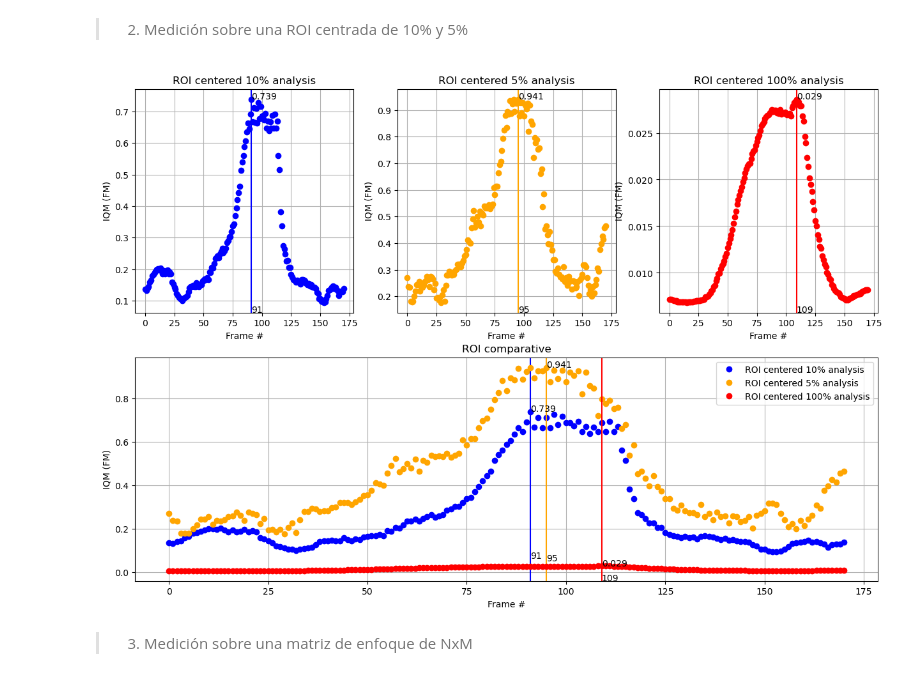
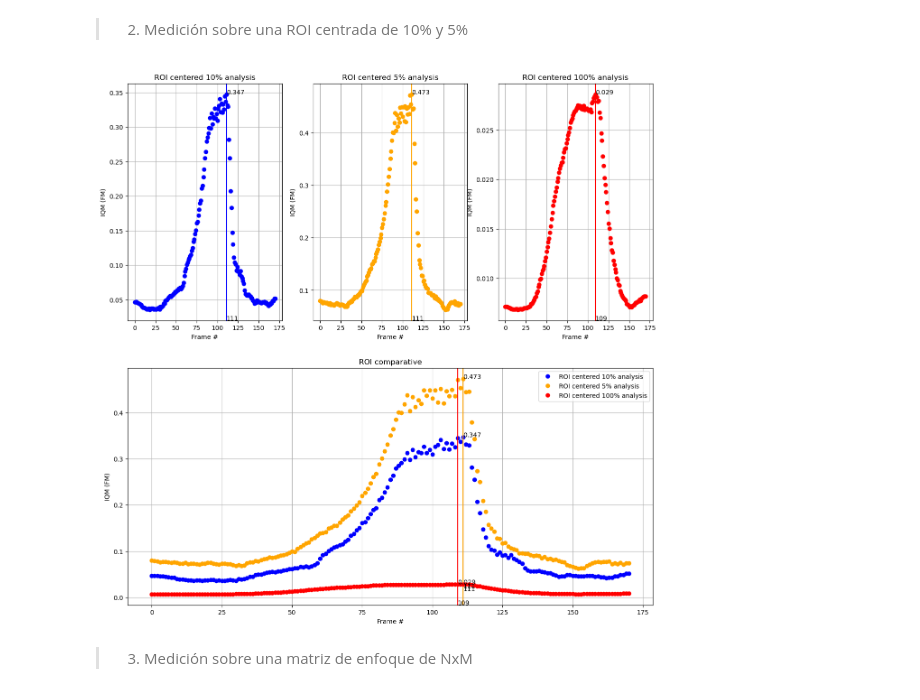
Before and after one commit to gjmv/CEIA_2025_B3_VpC1_TP2, a Jupyter notebook: VPC1_2025_B3_TP2.ipynb, the cells around one changed output. Cells and saved outputs as stored; diff of their text form; code cells hidden in the pictures.

Commit message:
Cambios en calculos de las ROI. Documentación de funciones. Se agregan mas casos de prueba para las matrices.

```diff
--- a/VPC1_2025_B3_TP2.ipynb
+++ b/VPC1_2025_B3_TP2.ipynb
@@ -137,14 +182,45 @@ plt.show()
 >  2. Medición sobre una ROI centrada de 10% y 5%
 # %%
 def roi_frame_analysis(frame: np.ndarray, roi: float) -> float:
+    """
+    Funcion que analiza el frame con el algoritmo image_quality_measure
+    utilizando solo la región central definida por el % de ROI sobre
+    el área total de la imagen.
+
+    Parameters
+    ---------
+    frame (np.ndarray)
+        Frame que se analizará.
+    roi (float)
+        Porcentaje del área de imagen que se analizará, establecida en 1/100.
+
+    Returns
+    ---------
+    (float)
+        Resultado del analisis del frame
+    """
     if roi > 1 or roi <= 0: raise Exception("roi value must be greater than 0 and less than 1")
+    frame_height = frame.shape[0]
     frame_width = frame.shape[1]
-    roi_width = int(frame_width * roi)
-    roi_x = frame_width // 2 - roi_width // 2
-    frame_height = frame.shape[0]
-    roi_height = int(frame_height * roi)
-    roi_y = frame_height // 2 - roi_height // 2
-    return image_quality_measure(frame[roi_y:roi_y+roi_height,roi_x:roi_x+roi_width])
+    roi_x_size = roi_y_size = np.sqrt(frame_height * frame_width * roi)
+
+    # Si el ROI desborda en algún sentido, compenzo el área sobrante hacia el otro eje.
+    # Esto puede ocurrir porque el ROI se asume cuadrado y centrado.
+    # Es una decisión de diseño, podría simplemente limitarse o lanzar error.
+    # O podría considerarse el ROI como porcentaje sobre cada lado (aunque asi no
+    # representaría el % sobre el área total del frame)
+    if (roi_x_size > frame_width):
+        roi_y_size += (roi_x_size - frame_width) * roi_y_size / frame_width
+        roi_x_size = frame_width
+    if (roi_y_size > frame_height):
+        roi_x_size += (roi_y_size - frame_height) * roi_x_size / frame_height
+        roi_y_size = frame_height
+
+    roi_x_size = int(roi_x_size)
+    roi_y_size = int(roi_y_size)
+    roi_x = frame_width // 2 - roi_x_size // 2
+    roi_y = frame_height // 2 - roi_y_size // 2
+    return image_quality_measure(frame[roi_y:roi_y+roi_y_size,roi_x:roi_x+roi_x_size])
 # %%
 roi_frame_iqm = []
 video_path = "./video/focus_video.mov"
@@ -154,8 +230,8 @@ roi_frame_iqm.append(process_video(video_path, lambda frame: roi_frame_analysis(
 # %%
 colors = ["blue", "orange", "red"]
-plot_comparative(roi_frame_iqm, [r"ROI centered 10% analysis", r"ROI centered 5% analysis", r"ROI centered 100% analysis"], [15,10], colors)
+plot_comparative(roi_frame_iqm, [r"ROI centered 10% analysis", r"ROI centered 5% analysis", r"ROI centered 100% analysis"], [15,15], colors)
 # %% [output]
-[figure, old version]
+[figure, new version]
 # %% [markdown]
 >  3. Medición sobre una matriz de enfoque de NxM
 # %%
```
Also changed, not shown: parts of 13 cells of this notebook.
